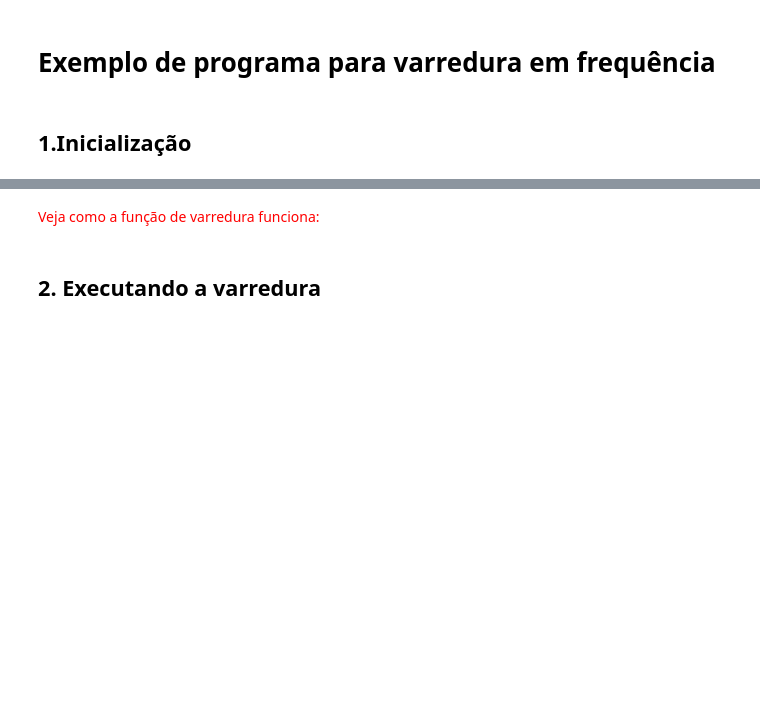
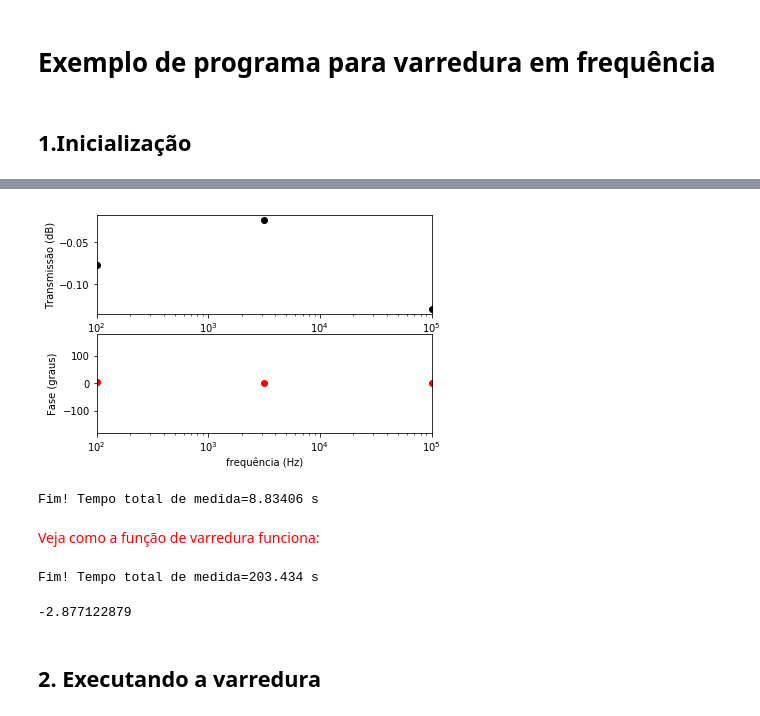
Before and after one commit to gwiederhecker/F429_notas, a Jupyter notebook: aula5/resposta_frequencia.ipynb, the cells around one changed output, grey strips where cells are left out. Cells and saved outputs as stored; diff of their text form; code cells hidden in the pictures; blank space fills up the shorter version.

```diff
--- a/aula5/resposta_frequencia.ipynb
+++ b/aula5/resposta_frequencia.ipynb
@@ -34,3 +40,12 @@ Osciloscópio conectado! Id = TEKTRONIX,TBS 1062,C011206,CF:91.1CT FV:v26.01
+# %%
+Vpp =2.0      # Tensão pico-a-pico na saida do gerador
+Nfreq = 3   # frequências número de pontos
+freq0 = 100   # frequências inicial
+freq1 = 1e5  # frequências final
+figure,freq,Vpp1,Vpp2,phase=sweep_frequency(freq0, freq1, Nfreq, spacing='log', average=16)
+# %% [output]
+[figure, added]
+Fim! Tempo total de medida=8.83406 s
 # %%
 '''
 --------------------------
@@ -157,6 +187,14 @@ def sweep_frequency(freq0, freq1, Nfreq, spacing = 'linear'):
 <span style='color:red'>Veja como a função de varredura funciona:</span>
 # %%
 ?sweep_frequency
+# %%
+  print('Fim! Tempo total de medida={:2g} s'.format(203.434))
+# %% [output]
+Fim! Tempo total de medida=203.434 s
+# %%
+scope.ch1.measure.phase()
+# %% [output]
+-2.877122879
 # %% [markdown]
 ## 2. Executando a varredura
 # %%
```
Also changed, not shown: parts of 10 cells of this notebook, 2 other files.
